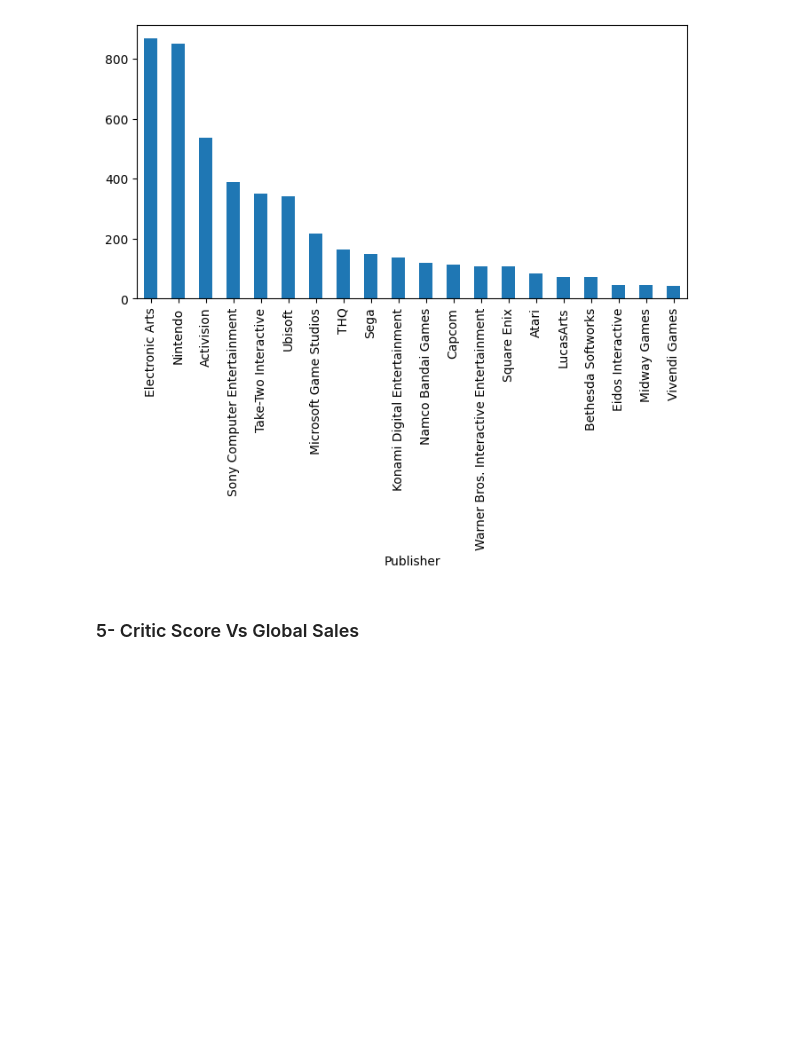
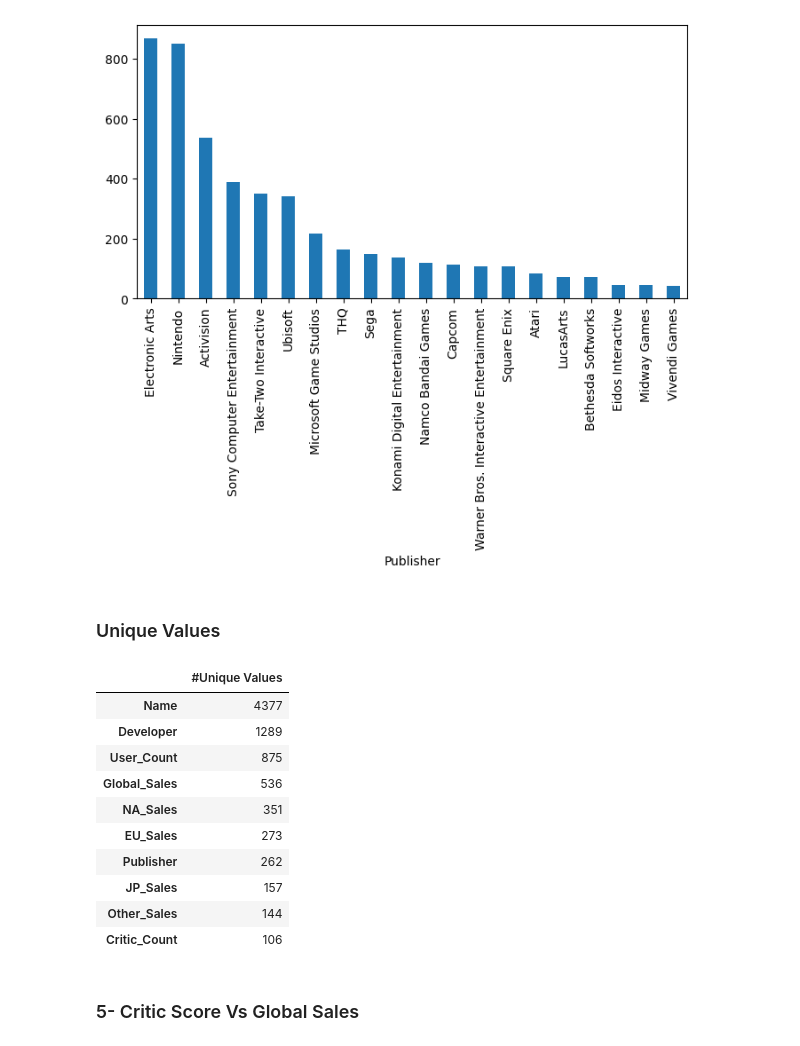
Before and after one commit to GhiathAjam/Analysis-of-Video-Games-Sales, a Jupyter notebook: Analysis/PredictiveQuestions/Q1.ipynb, the cells around one changed output. Saved outputs shown, nothing was run; the diff lists cells and outputs as text; code cells hidden in the pictures; blank space fills up the shorter version.

```diff
--- a/Analysis/PredictiveQuestions/Q1.ipynb
+++ b/Analysis/PredictiveQuestions/Q1.ipynb
@@ -60,6 +77,24 @@ df.groupby('Publisher')['Global_Sales'].sum().sort_values(ascending=False).head(
 # %% [output]
 <Axes: xlabel='Publisher'>
 [figure]
+# %% [markdown]
+### Unique Values
+# %%
+# show number of  unique values in each column in data frame
+unique_values = show_unique(df)
+unique_values.head(10)
+# %% [output]
+|  | #Unique Values |
+| Name | 4377 |
+| Developer | 1289 |
+| User_Count | 875 |
+| Global_Sales | 536 |
+| NA_Sales | 351 |
+| EU_Sales | 273 |
+| Publisher | 262 |
+| JP_Sales | 157 |
+| Other_Sales | 144 |
+| Critic_Count | 106 |
 # %% [markdown]
 ### 5- Critic Score  Vs Global Sales
 # %%
```
Also changed, not shown: parts of 6 cells of this notebook.
